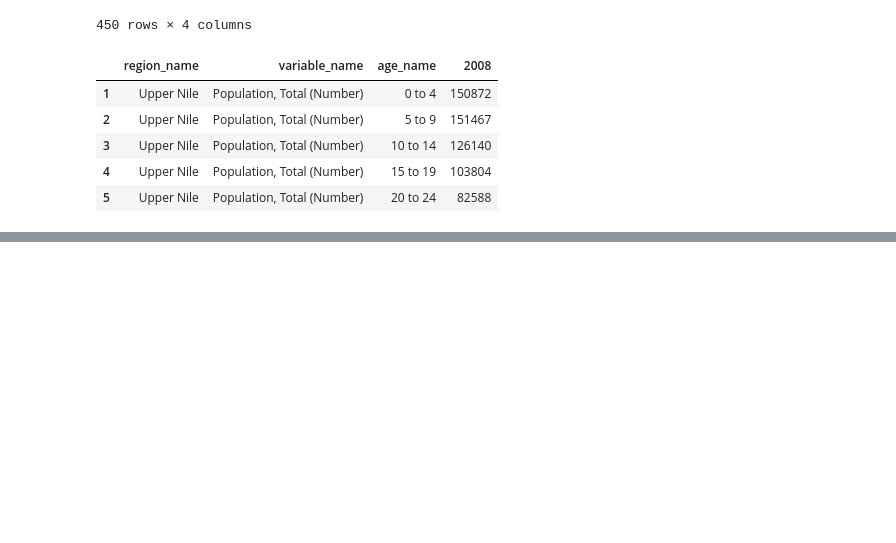
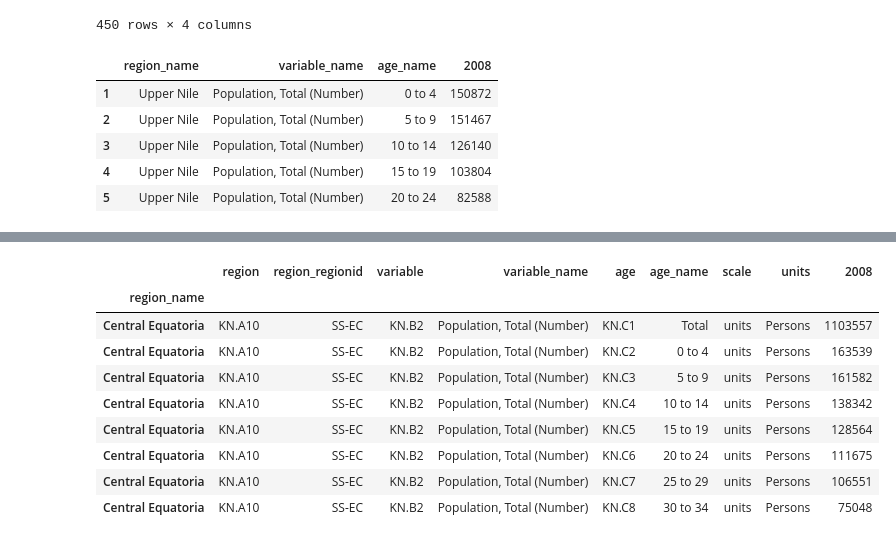
Before and after one commit to tongakuot/python4ds, a Jupyter notebook: module-02.ipynb, the cells around one changed output, grey strips where cells are left out. Saved outputs shown, nothing was run; the diff lists cells and outputs as text; code cells hidden in the pictures; blank space fills up the shorter version.

```diff
--- a/module-02.ipynb
+++ b/module-02.ipynb
@@ -609,3 +628,9 @@ census_2008.loc[1:5, ['region_name', 'variable_name', 'age_name', '2008']]
 | 3 | Upper Nile | Population, Total (Number) | 10 to 14 | 126140 |
 | 4 | Upper Nile | Population, Total (Number) | 15 to 19 | 103804 |
 | 5 | Upper Nile | Population, Total (Number) | 20 to 24 | 82588 |
+# %%
+# Sort the data by state column
+census_sorted = census_2008.sort_values(by='region_name', ascending=True)
+
+
+census_sorted.head(5)
@@ -611,0 +644,15 @@ census_2008.loc[1:5, ['region_name', 'variable_name', 'age_name', '2008']]
+# %%
+# Set index to region_name
+census_sorted = census_sorted.set_index('region_name')
+census_sorted.head(8)
+# %% [output]
+|  | region | region_regionid | variable | variable_name | age | age_name | scale | units | 2008 |
+| region_name |  |  |  |  |  |  |  |  |  |
+| Central Equatoria | KN.A10 | SS-EC | KN.B2 | Population, Total (Number) | KN.C1 | Total | units | Persons | 1103557 |
+| Central Equatoria | KN.A10 | SS-EC | KN.B2 | Population, Total (Number) | KN.C2 | 0 to 4 | units | Persons | 163539 |
+| Central Equatoria | KN.A10 | SS-EC | KN.B2 | Population, Total (Number) | KN.C3 | 5 to 9 | units | Persons | 161582 |
+| Central Equatoria | KN.A10 | SS-EC | KN.B2 | Population, Total (Number) | KN.C4 | 10 to 14 | units | Persons | 138342 |
+| Central Equatoria | KN.A10 | SS-EC | KN.B2 | Population, Total (Number) | KN.C5 | 15 to 19 | units | Persons | 128564 |
+| Central Equatoria | KN.A10 | SS-EC | KN.B2 | Population, Total (Number) | KN.C6 | 20 to 24 | units | Persons | 111675 |
+| Central Equatoria | KN.A10 | SS-EC | KN.B2 | Population, Total (Number) | KN.C7 | 25 to 29 | units | Persons | 106551 |
+| Central Equatoria | KN.A10 | SS-EC | KN.B2 | Population, Total (Number) | KN.C8 | 30 to 34 | units | Persons | 75048 |
```
Also changed, not shown: parts of 12 cells of this notebook.
